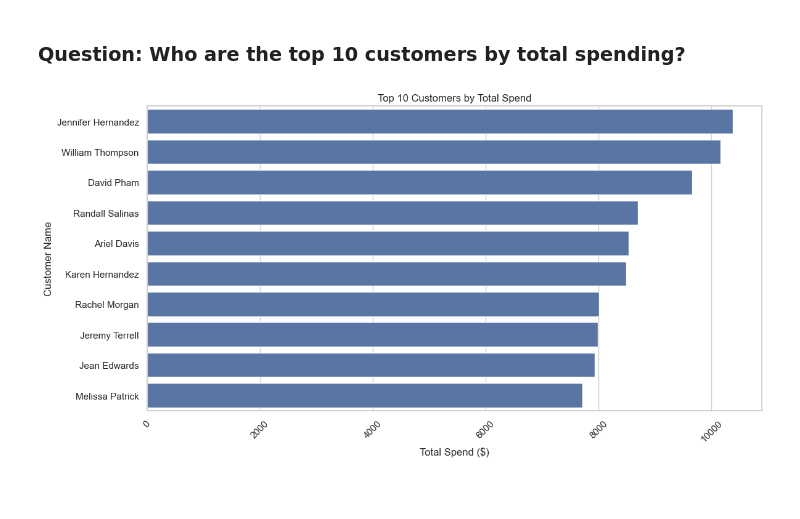
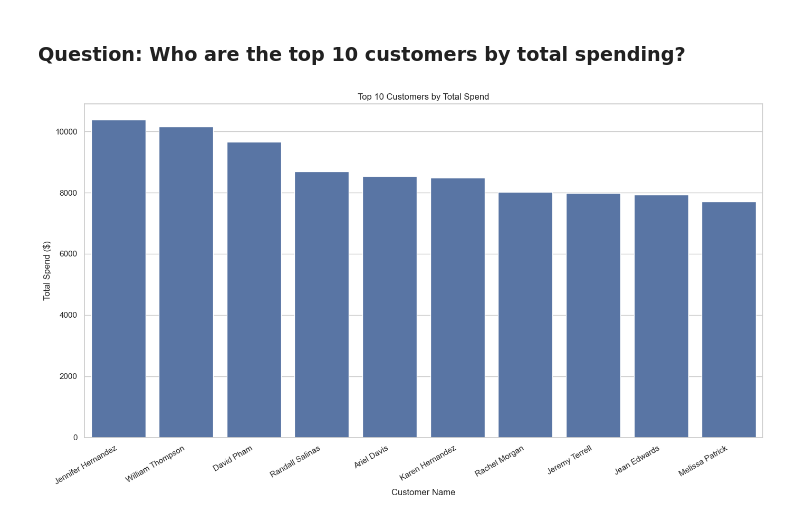
Before and after one commit to brunobrsr1/sales-project, a Jupyter notebook: analysis.ipynb, the cells around one changed output. Saved outputs shown, nothing was run; the diff lists cells and outputs as text; code cells hidden in the pictures; blank space fills up the shorter version.

```diff
--- a/analysis.ipynb
+++ b/analysis.ipynb
@@ -28,24 +28,24 @@ Customers Data:
 # %%
 top_customers = pd.read_sql("""
   SELECT
 	  customers.customer_id,
 	  CONCAT(first_name, ' ', last_name) AS customer_name,
 	  SUM(sales.total_amount) AS total_spend
   FROM customers
   JOIN sales ON customers.customer_id = sales.customer_id
   WHERE sales.payment_status = 'paid'
   GROUP BY customers.customer_id
   ORDER BY total_spend DESC
   LIMIT 10;
 """, con=engine)
 
-plt.figure(figsize=(12, 6))
-sns.barplot(x='total_spend', y='customer_name', data=top_customers)
+plt.figure(figsize=(14, 8))
+sns.barplot(x='customer_name', y='total_spend', data=top_customers)
 plt.title('Top 10 Customers by Total Spend')
-plt.xlabel('Total Spend ($)')
-plt.ylabel('Customer Name')
+plt.xlabel('Customer Name')
+plt.ylabel('Total Spend ($)')
+plt.xticks(rotation=30, ha='right')
 plt.tight_layout()
-plt.xticks(rotation=45)
 plt.show()
 # %% [output]
-[figure, old version]
+[figure, new version]
```
Also changed, not shown: parts of 2 cells of this notebook.
